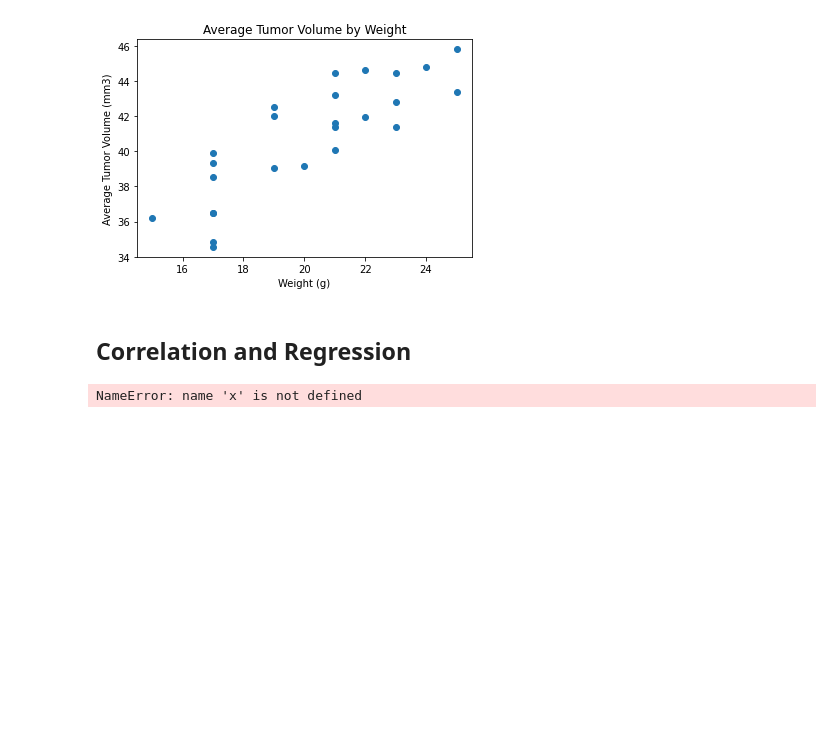
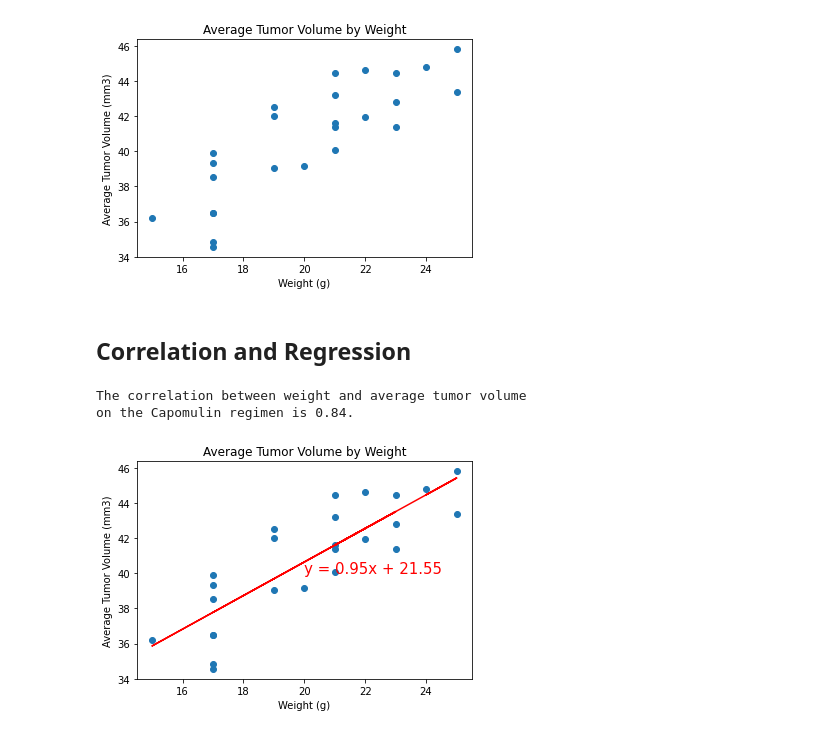
Before and after one commit to shalynalavoie/Matplotlib-Mouse-Study, a Jupyter notebook: matplotlib.ipynb, the cells around one changed output. Cells and saved outputs as stored; diff of their text form; code cells hidden in the pictures; blank space fills up the shorter version.

```diff
--- a/matplotlib.ipynb
+++ b/matplotlib.ipynb
@@ -277,15 +297,46 @@ plt.show()
 ## Correlation and Regression
 # %%
 # Calculate the correlation coefficient and linear regression model
+
+# Calculate the correlation coefficient between mouse weight and average tumor volume
+capomulin_df = data_df.loc[data_df['Drug Regimen'] == 'Capomulin']
+avg_vol_df = pd.DataFrame(capomulin_df.groupby('Mouse ID')['Tumor Volume (mm3)'].mean().sort_values()).reset_index().rename(columns={'Tumor Volume (mm3)': 'avg_tumor_vol'})
+avg_vol_df = pd.merge(capomulin_df, avg_vol_df, on='Mouse ID')
+final_avg_vol_df = avg_vol_df[['Weight (g)', 'avg_tumor_vol']].drop_duplicates()
+final_avg_vol_df
+x = final_avg_vol_df['Weight (g)']
+y = final_avg_vol_df['avg_tumor_vol']
+
+# Calculate the correlation coefficient between mouse weight and average tumor volume
 correlation = st.pearsonr(x,y)
 
+# Print the answer to above calculation
 print(f"""The correlation between weight and average tumor volume
 on the Capomulin regimen is {round(correlation[0],2)}.""")
 
-(slope, intercept, rvalue, pvalue, stderr) = linregress(x, y)
+# Calculate linear regression
+(slope, intercept, rvalue, pvalue, stderr) = st.linregress(x, y)
 regress_values = x * slope + intercept
 line_eq = "y = " + str(round(slope,2)) + "x + " + str(round(intercept,2))
 
+# Plot linear regression on top of scatter plot
+plt.scatter(x,y)
+plt.plot(x,regress_values,"r-")
+
+# Annotate linear regression
+plt.annotate(line_eq,(20,40),fontsize=15,color="red")
+
+# Add labels and title to plot
+plt.xlabel("Weight (g)")
+plt.ylabel("Average Tumor Volume (mm3)")
+plt.title('Average Tumor Volume by Weight')
+plt.show()
+
+
+
+
 # for mouse weight and average tumor volume for the Capomulin regimen
 # %% [output]
-NameError: name 'x' is not defined
+The correlation between weight and average tumor volume
+on the Capomulin regimen is 0.84.
+[figure, added]
```
Also changed, not shown: parts of 5 cells of this notebook.
